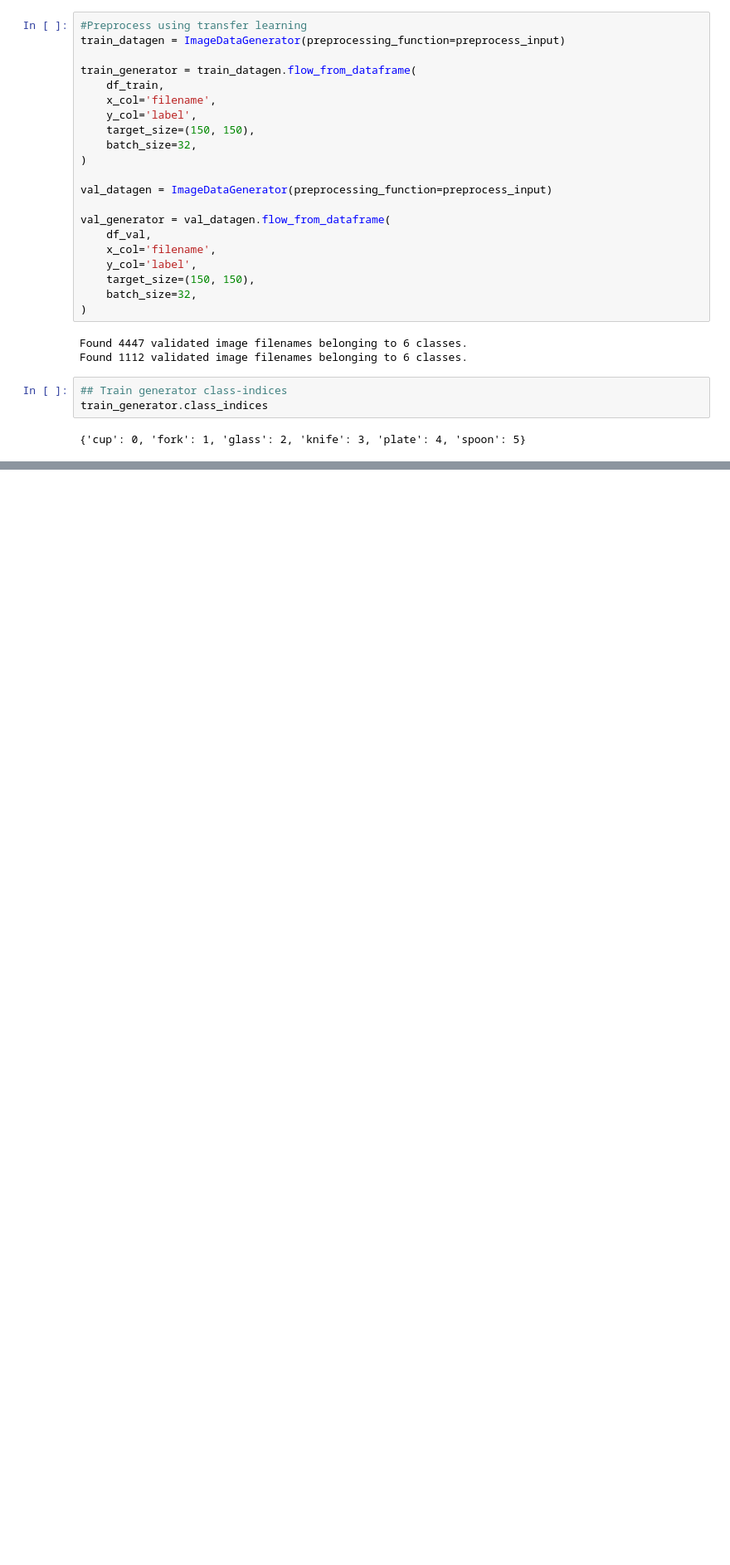
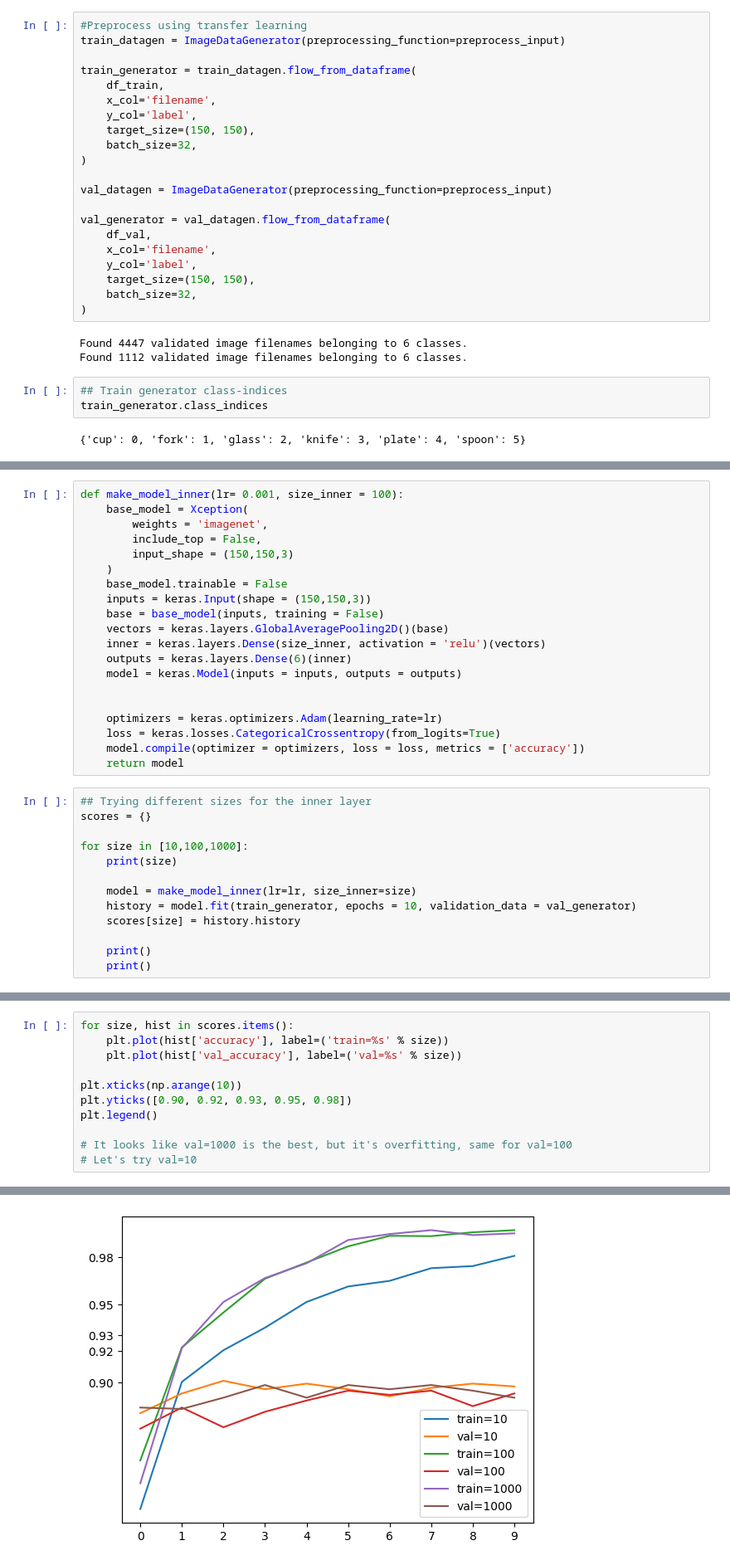
Before and after one commit to eeeds/kitchenware-classification, a Jupyter notebook: notebooks/notebook.ipynb, the cells around one changed output, grey strips where cells are left out. Shown at 83% size. Drawn from its saved outputs; the diff is of its cells as text; blank space fills up the shorter version.

```diff
--- a/notebooks/notebook.ipynb
+++ b/notebooks/notebook.ipynb
@@ -426,0 +141,33 @@ Epoch 10/10
+# %%
+def make_model_inner(lr= 0.001, size_inner = 100):
+    base_model = Xception(
+        weights = 'imagenet',
+        include_top = False,
+        input_shape = (150,150,3)
+    )
+    base_model.trainable = False
+    inputs = keras.Input(shape = (150,150,3))
+    base = base_model(inputs, training = False)
+    vectors = keras.layers.GlobalAveragePooling2D()(base)
+    inner = keras.layers.Dense(size_inner, activation = 'relu')(vectors)
+    outputs = keras.layers.Dense(6)(inner)
+    model = keras.Model(inputs = inputs, outputs = outputs)
+
+
+    optimizers = keras.optimizers.Adam(learning_rate=lr)
+    loss = keras.losses.CategoricalCrossentropy(from_logits=True)
+    model.compile(optimizer = optimizers, loss = loss, metrics = ['accuracy'])
+    return model
+# %%
+## Trying different sizes for the inner layer
+scores = {}
+
+for size in [10,100,1000]:
+    print(size)
+
+    model = make_model_inner(lr=lr, size_inner=size)
+    history = model.fit(train_generator, epochs = 10, validation_data = val_generator)
+    scores[size] = history.history
+
+    print()
+    print()
@@ -426,0 +192,12 @@ Epoch 10/10
+# %%
+for size, hist in scores.items():
+    plt.plot(hist['accuracy'], label=('train=%s' % size))
+    plt.plot(hist['val_accuracy'], label=('val=%s' % size))
+
+plt.xticks(np.arange(10))
+plt.yticks([0.90, 0.92, 0.93, 0.95, 0.98])
+plt.legend()
+
+# It looks like val=1000 is the best, but it's overfitting, same for val=100
+# Let's try val=10
+# %% [output]
@@ -426,0 +205 @@ Epoch 10/10
+[figure, added]
```
Also changed, not shown: parts of 44 cells of this notebook, 1 other file.
